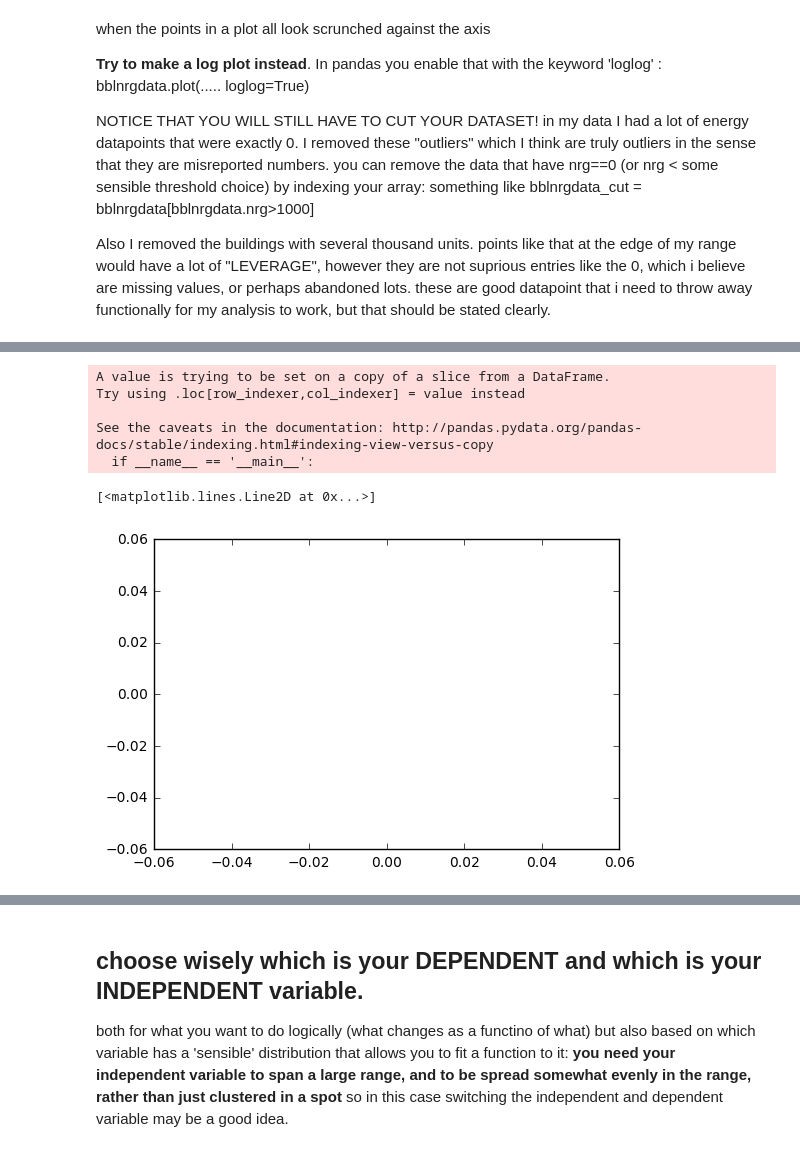
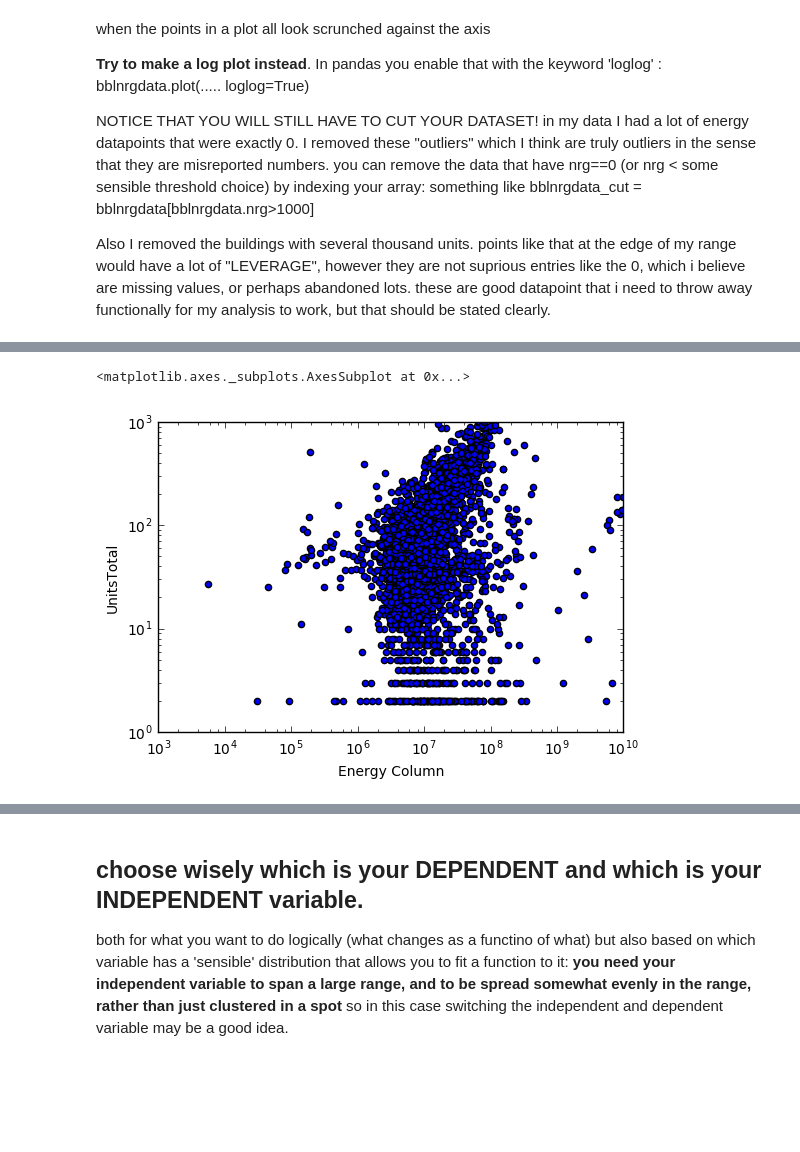
Before and after one commit to dlk253/PUI2016_dlk253, a Jupyter notebook: HW6_dlk253/hw6_dlk253_assign1_building_nrg_instructions.ipynb, the cells around one changed output, grey strips where cells are left out. Cells and saved outputs as stored; diff of their text form; code cells hidden in the pictures; blank space fills up the shorter version.

```diff
--- a/HW6_dlk253/hw6_dlk253_assign1_building_nrg_instructions.ipynb
+++ b/HW6_dlk253/hw6_dlk253_assign1_building_nrg_instructions.ipynb
@@ -392,14 +334,9 @@ OLS Regression Results
-# %%
-bblnrgdata_cut['Units_Predict']= linmodel.predict(X)
-pl.plot(np.log10(bblnrgdata_cut['Energy Column']),bblnrgdata_cut['Units_Predict'])
-
-
-#output y values
-# %% [output]
-A value is trying to be set on a copy of a slice from a DataFrame.
-Try using .loc[row_indexer,col_indexer] = value instead
-
-See the caveats in the documentation: http://pandas.pydata.org/pandas-docs/stable/indexing.html#indexing-view-versus-copy
-  if __name__ == '__main__':
-[<matplotlib.lines.Line2D at 0x...>]
-[figure, removed]
+# %%
+
+#log plot got the equation below from Jon Toy
+bblnrgdata_cut = bblnrgdata[(bblnrgdata['Energy Column'] > 1000) & (bblnrgdata['Energy Column'] < 1e10) &
+                            (bblnrgdata['UnitsTotal'] > 1) & (bblnrgdata['UnitsTotal'] < 4000)]
+bblnrgdata_cut.plot.scatter('Energy Column', 'UnitsTotal', xlim=(1000,1e10), ylim=(1,1000),loglog=True)
+# %% [output]
+<matplotlib.axes._subplots.AxesSubplot at 0x...>
+[figure, added]
```
Also changed, not shown: parts of 18 cells of this notebook.
